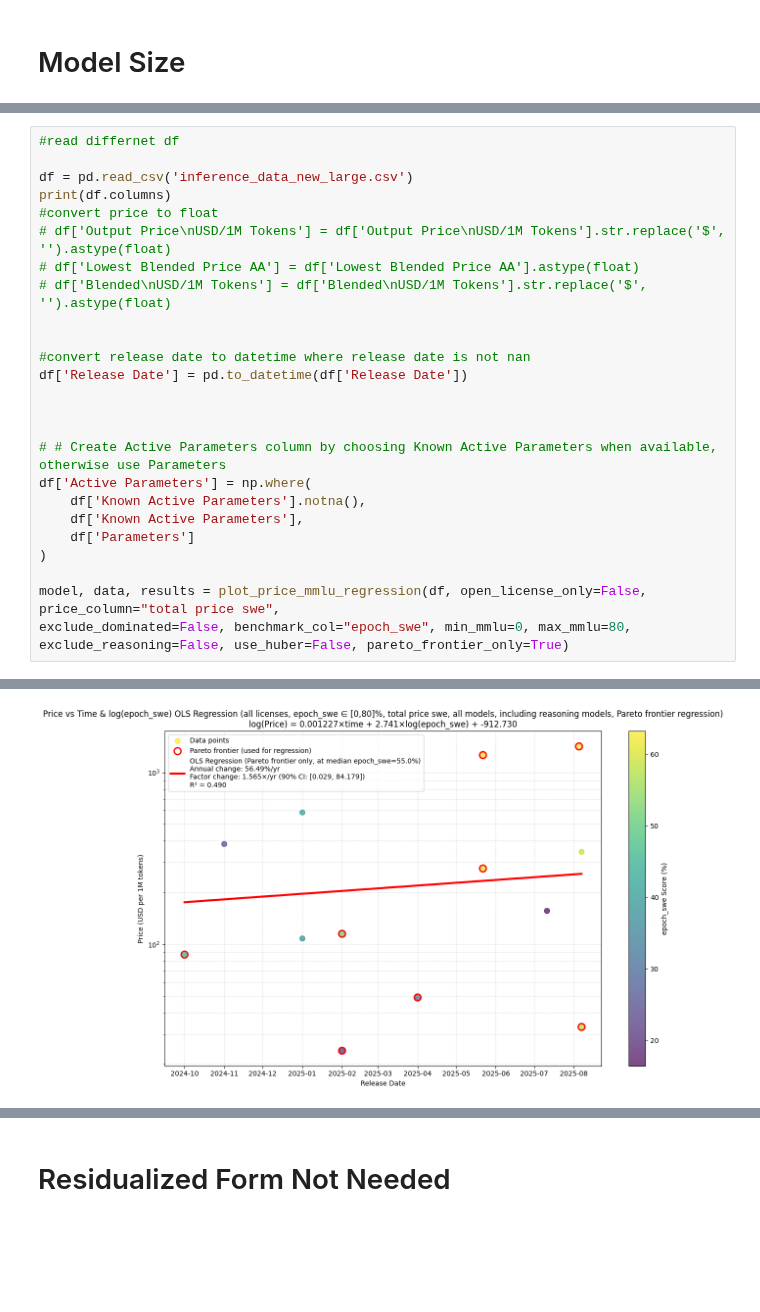
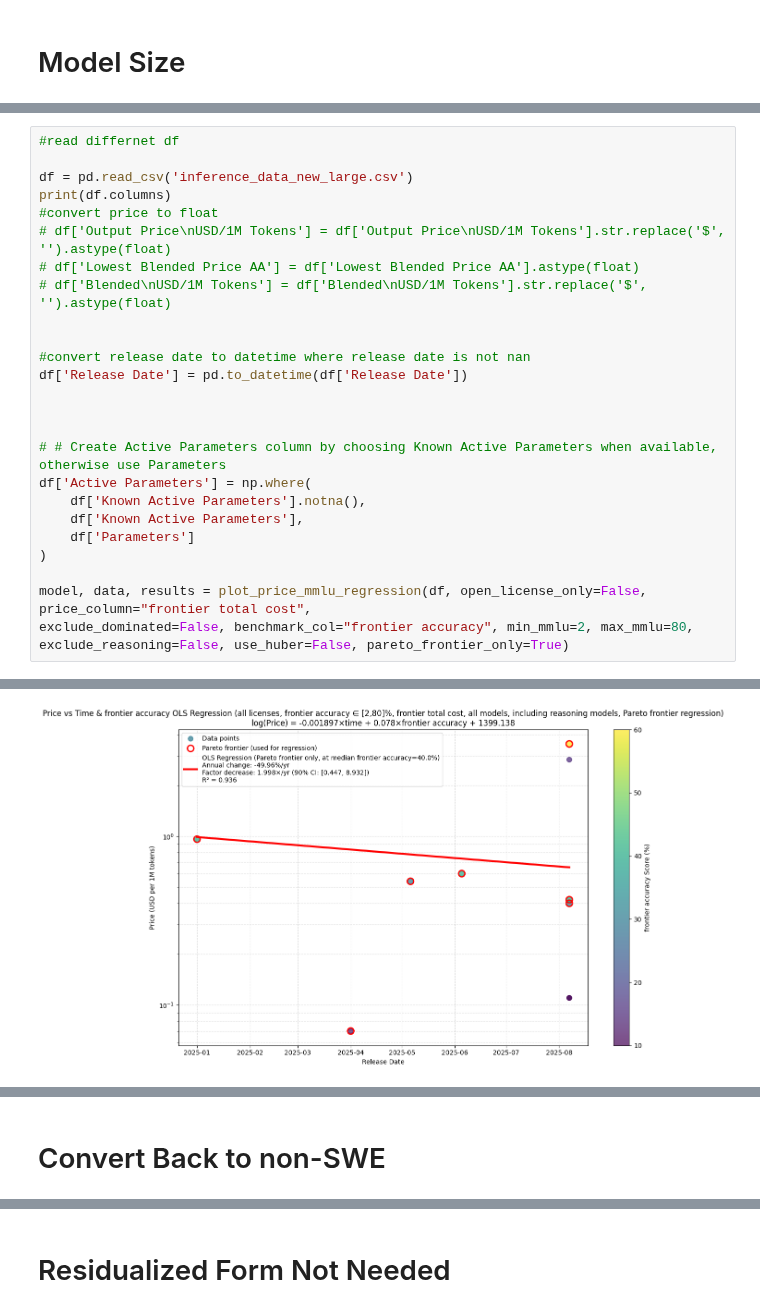
Before and after one commit to hansgundlach/Algorithmic_Progress_Inference, a Jupyter notebook: neurips_paper_graphs.ipynb, the cells around one changed output, grey strips where cells are left out. Saved outputs shown, nothing was run; the diff lists cells and outputs as text; blank space fills up the shorter version.

```diff
--- a/neurips_paper_graphs.ipynb
+++ b/neurips_paper_graphs.ipynb
@@ -1178,6 +1377,6 @@ df['Active Parameters'] = np.where(
     df['Parameters']
 )
 
-model, data, results = plot_price_mmlu_regression(df, open_license_only=False, price_column="total price swe",
-exclude_dominated=False, benchmark_col="epoch_swe", min_mmlu=0, max_mmlu=80, exclude_reasoning=False, use_huber=False, pareto_frontier_only=True)
+model, data, results = plot_price_mmlu_regression(df, open_license_only=False, price_column="frontier total cost",
+exclude_dominated=False, benchmark_col="frontier accuracy", min_mmlu=2, max_mmlu=80, exclude_reasoning=False, use_huber=False, pareto_frontier_only=True)
 # %% [output]
@@ -1201,3 +1396,3 @@ Index(['Model', 'Creator', 'License', 'Context\n Window',
-[figure, old version]
+[figure, new version]
 Regression Results (OLS):
 Data used: Pareto frontier only
@@ -1215,0 +1411,2 @@ Data points displayed: 13
+# %% [markdown]
+# Convert Back to non-SWE
```
Also changed, not shown: parts of 12 cells of this notebook, 11 other files.
